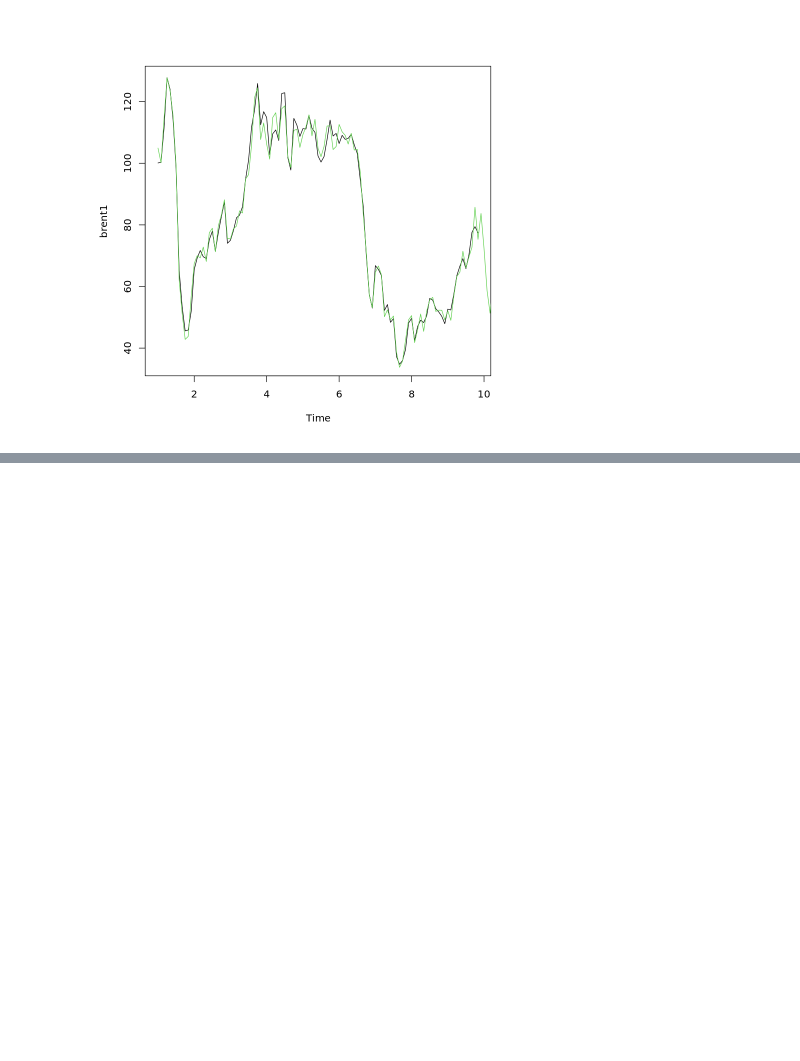
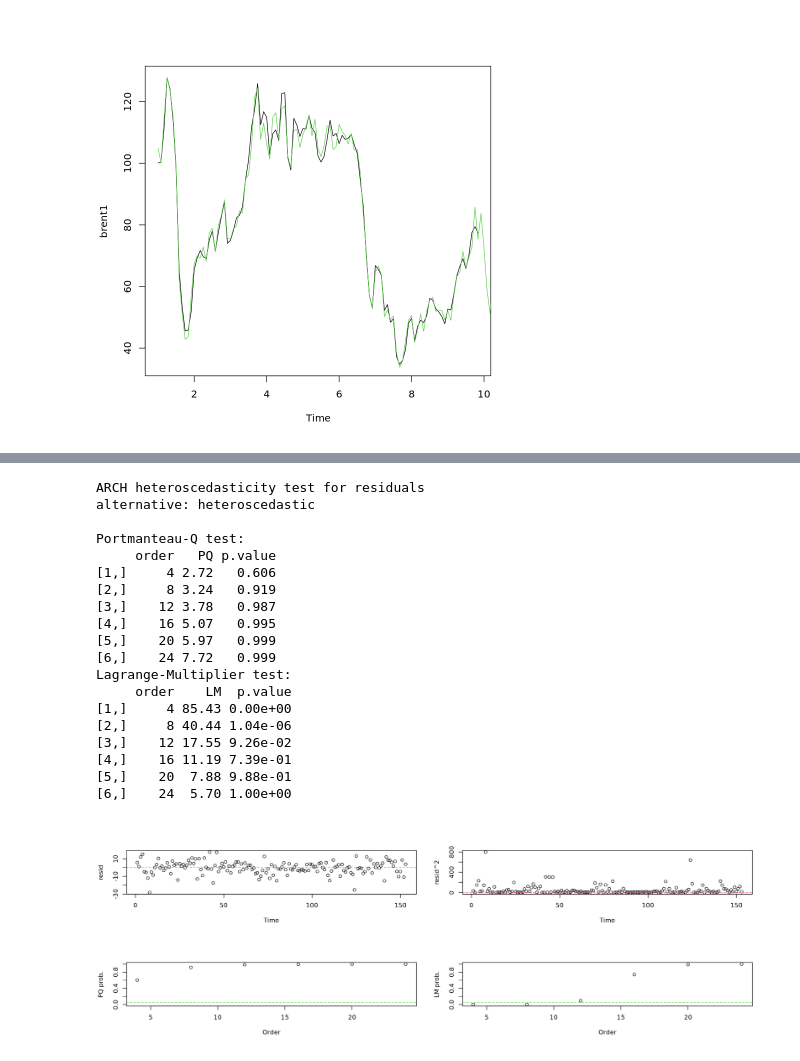
Before and after one commit to W-Mrt/Time-series-analysis-for-finance, a Jupyter notebook: final.ipynb, the cells around one changed output, grey strips where cells are left out. Cells and saved outputs as stored; diff of their text form; code cells hidden in the pictures; blank space fills up the shorter version.

```diff
--- a/final.ipynb
+++ b/final.ipynb
@@ -743,0 +829,24 @@ A Time Series: 13 × 12
+# %%
+#ARCH LM Test
+arch.test(f2)
+# %% [output]
+ARCH heteroscedasticity test for residuals
+alternative: heteroscedastic
+
+Portmanteau-Q test:
+     order   PQ p.value
+[1,]     4 2.72   0.606
+[2,]     8 3.24   0.919
+[3,]    12 3.78   0.987
+[4,]    16 5.07   0.995
+[5,]    20 5.97   0.999
+[6,]    24 7.72   0.999
+Lagrange-Multiplier test:
+     order    LM  p.value
+[1,]     4 85.43 0.00e+00
+[2,]     8 40.44 1.04e-06
+[3,]    12 17.55 9.26e-02
+[4,]    16 11.19 7.39e-01
+[5,]    20  7.88 9.88e-01
+[6,]    24  5.70 1.00e+00
+[figure, added]
```
Also changed, not shown: parts of 28 cells of this notebook.
